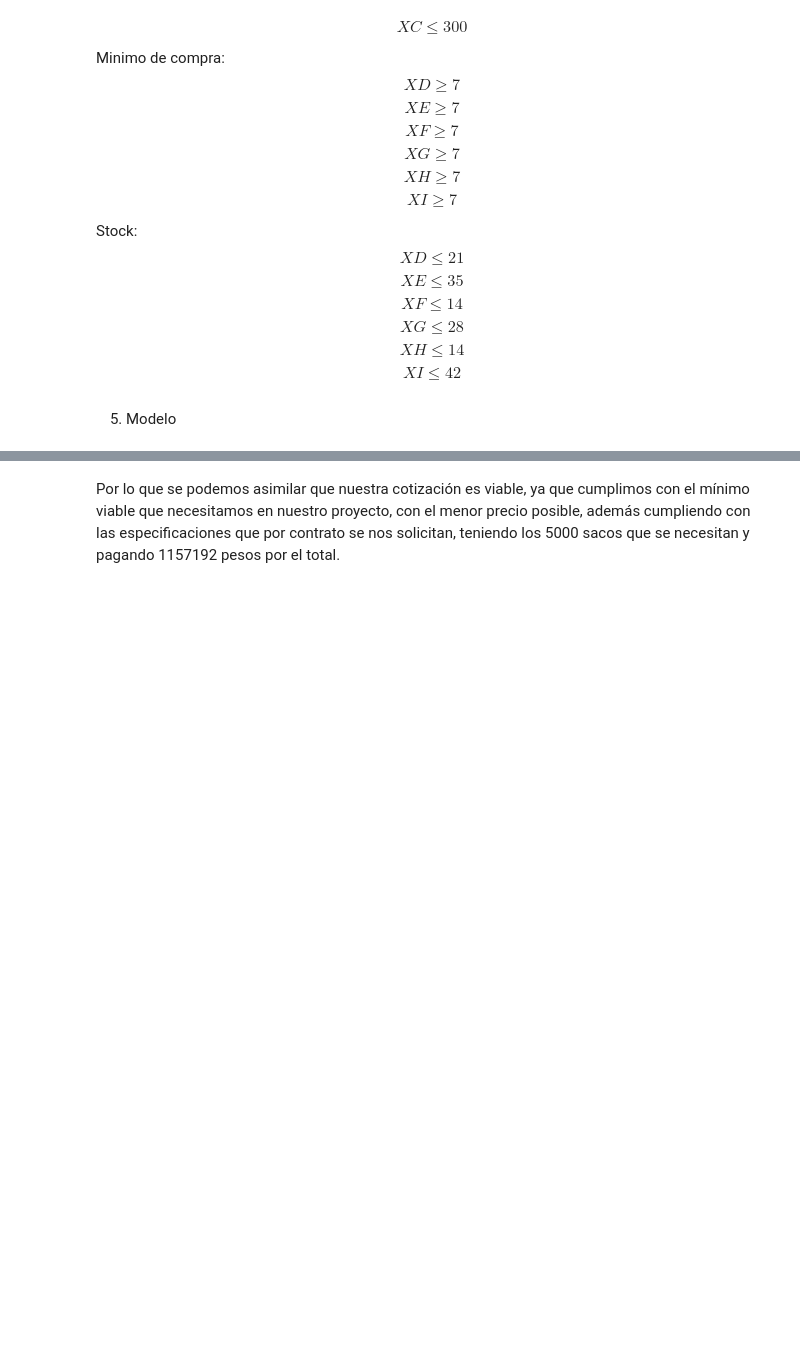
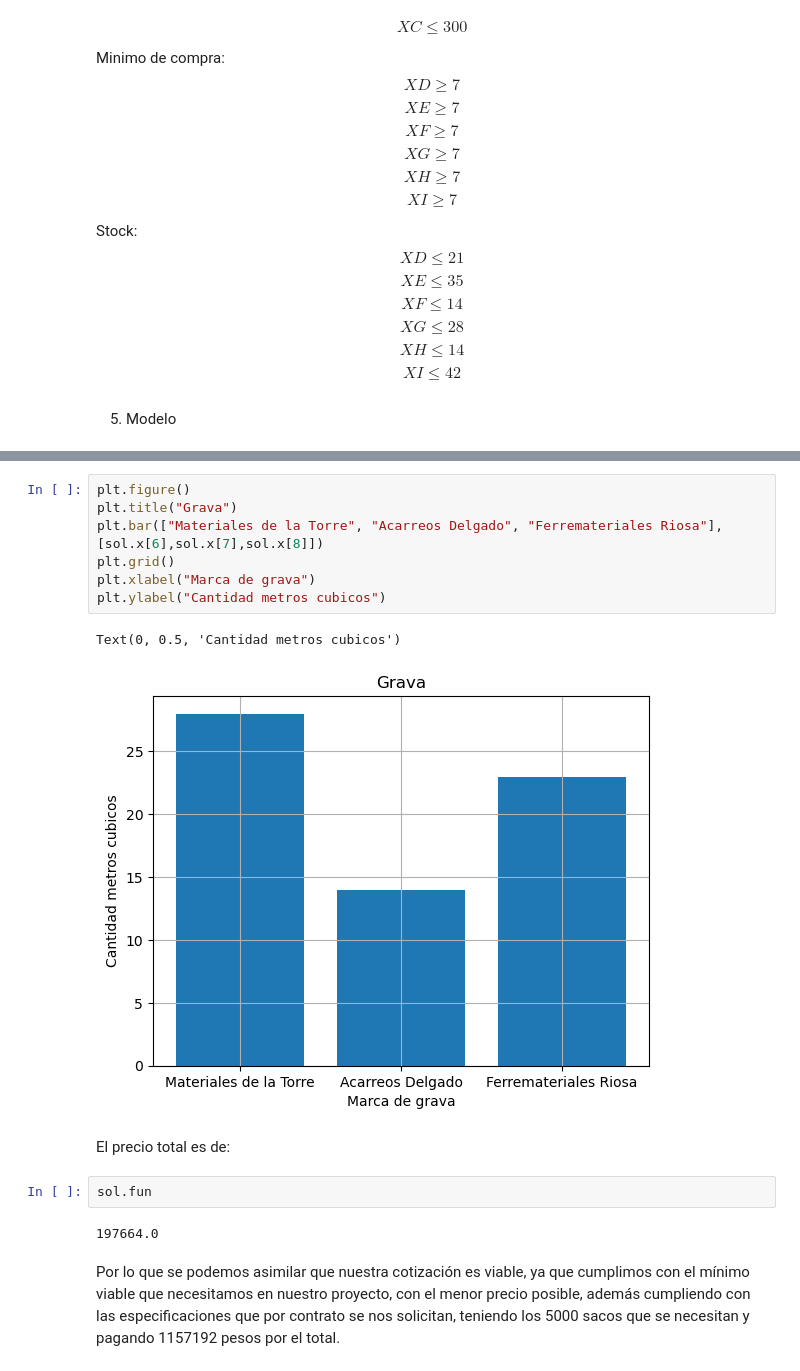
Before and after one commit to santi-padi/Proyecto---Optimizaci-n, a Jupyter notebook: ProyectoModulo1_VillanuevaM_PadillaS_CamarenaJ.ipynb, the cells around one changed output, grey strips where cells are left out. Saved outputs shown, nothing was run; the diff lists cells and outputs as text; blank space fills up the shorter version.

```diff
--- a/ProyectoModulo1_VillanuevaM_PadillaS_CamarenaJ.ipynb
+++ b/ProyectoModulo1_VillanuevaM_PadillaS_CamarenaJ.ipynb
@@ -188,3 +217,19 @@ sol.fun
+# %%
+plt.figure()
+plt.title("Grava")
+plt.bar(["Materiales de la Torre", "Acarreos Delgado", "Ferremateriales Riosa"], [sol.x[6],sol.x[7],sol.x[8]])
+plt.grid()
+plt.xlabel("Marca de grava")
+plt.ylabel("Cantidad metros cubicos")
+# %% [output]
+Text(0, 0.5, 'Cantidad metros cubicos')
+[figure, added]
+# %% [markdown]
+El precio total es de:
+# %%
+sol.fun
+# %% [output]
+197664.0
 # %% [markdown]
 Por lo que se podemos asimilar que nuestra cotización es viable, ya que cumplimos con el mínimo viable que necesitamos en nuestro proyecto, con el menor precio posible, además cumpliendo con las especificaciones que por contrato se nos solicitan, teniendo los 5000 sacos que se necesitan y pagando 1157192 pesos por el total.
 # %% [markdown]
```
Also changed, not shown: parts of 6 cells of this notebook.
